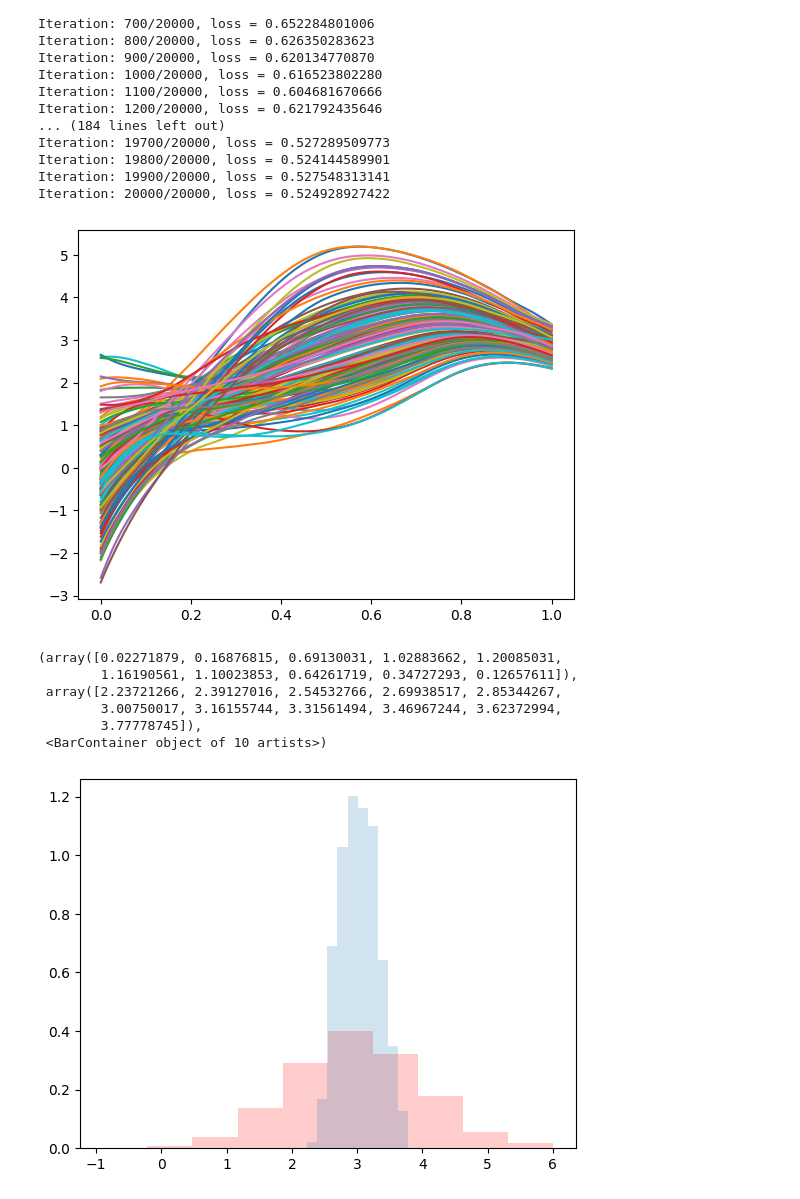
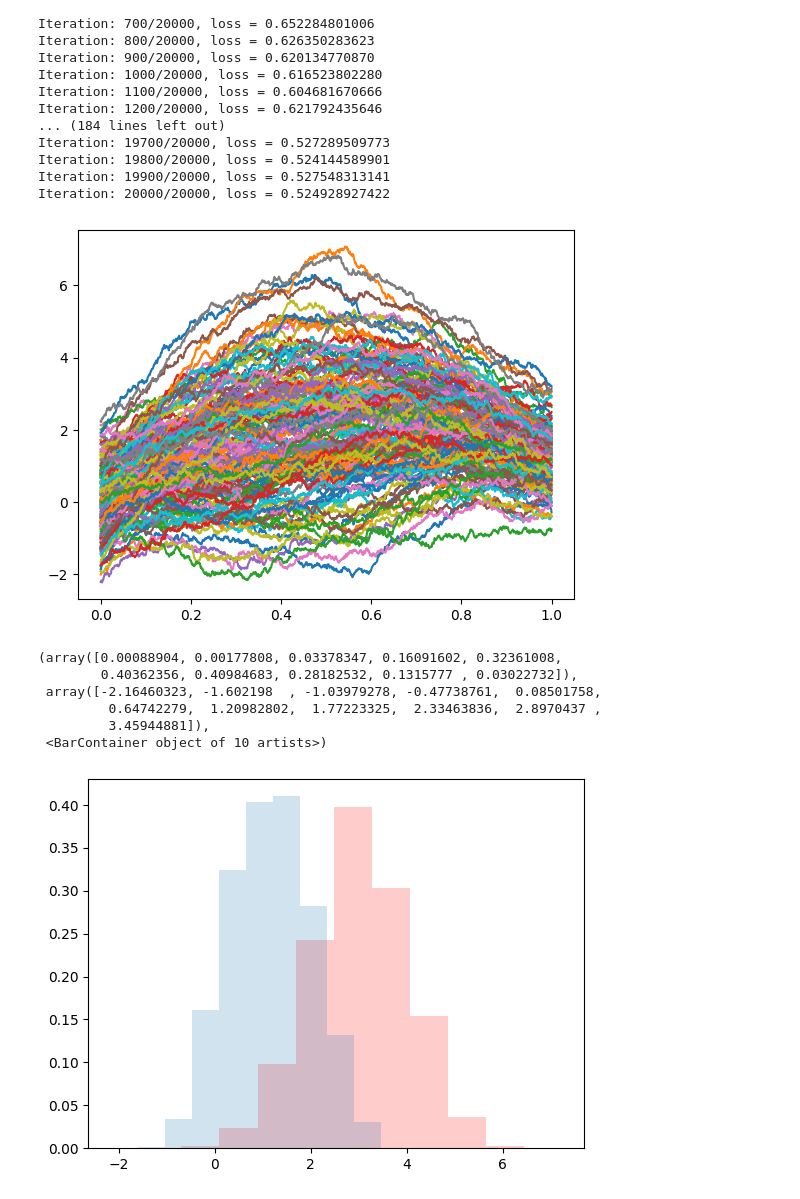
Before and after one commit to YuhangMeiUW/Flow-matching-control, a Jupyter notebook: 2nd_order_brownian_bridge.ipynb, the cells around one changed output. Drawn from its saved outputs; the diff is of its cells as text; code cells hidden in the pictures.

```diff
--- a/2nd_order_brownian_bridge.ipynb
+++ b/2nd_order_brownian_bridge.ipynb
@@ -256,18 +256,18 @@ for i in range(0,T-1):
 # %%
 idx = torch.randperm(N)[:150]
 
 for i in idx:
-    plt.plot(t[:,i,0],X_b[:,i,0].detach().numpy())
+    plt.plot(t[:,i,0],X_b[:,i,1].detach().numpy())
 # %% [output]
-[figure, old version]
+[figure, new version]
 # %%
-plt.hist(y.numpy()[:,0],alpha=0.2, color='r',density=True)
-plt.hist(X_b.detach().numpy()[940,:,0],alpha=0.2, density=True)
+plt.hist(y.numpy()[:,1],alpha=0.2, color='r',density=True)
+plt.hist(X_b.detach().numpy()[-1,:,1],alpha=0.2, density=True)
 # %% [output]
-(array([0.02271879, 0.16876815, 0.69130031, 1.02883662, 1.20085031,
-        1.16190561, 1.10023853, 0.64261719, 0.34727293, 0.12657611]),
- array([2.23721266, 2.39127016, 2.54532766, 2.69938517, 2.85344267,
-        3.00750017, 3.16155744, 3.31561494, 3.46967244, 3.62372994,
-        3.77778745]),
+(array([0.00088904, 0.00177808, 0.03378347, 0.16091602, 0.32361008,
+        0.40362356, 0.40984683, 0.28182532, 0.1315777 , 0.03022732]),
+ array([-2.16460323, -1.602198  , -1.03979278, -0.47738761,  0.08501758,
+         0.64742279,  1.20982802,  1.77223325,  2.33463836,  2.8970437 ,
+         3.45944881]),
  <BarContainer object of 10 artists>)
-[figure, old version]
+[figure, new version]
```
